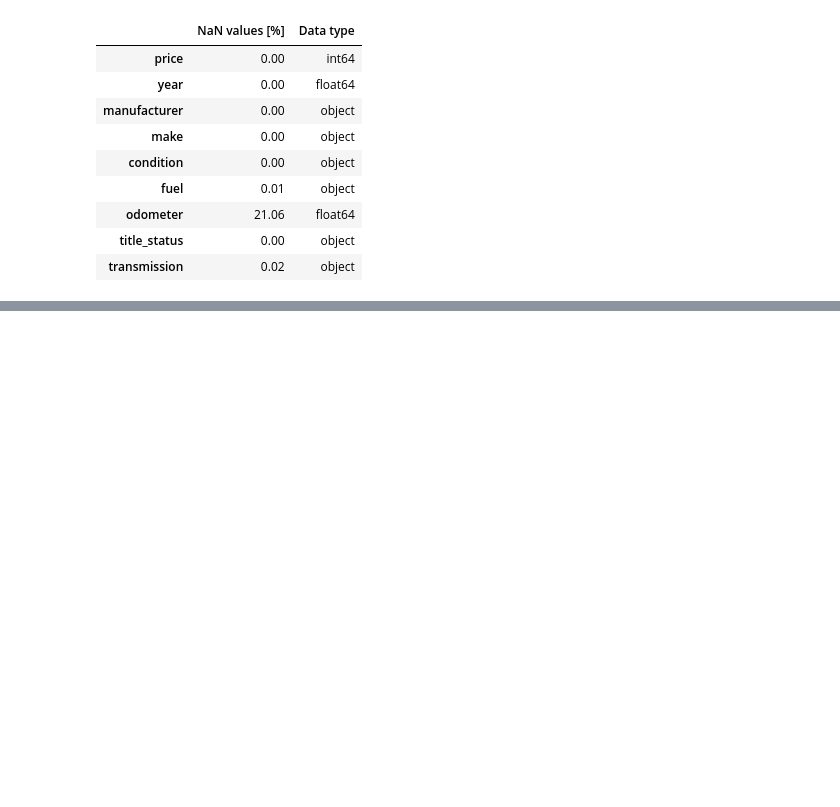
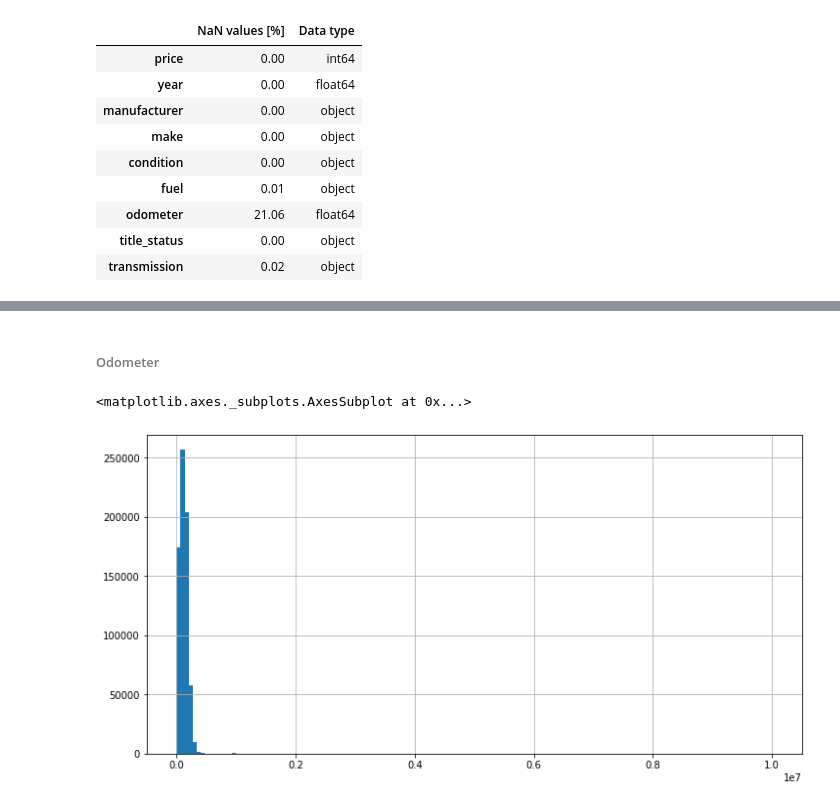
Before and after one commit to Michal-Pocztowski/Car-price-predictor, a Jupyter notebook: Cars.ipynb, the cells around one changed output, grey strips where cells are left out. Drawn from its saved outputs; the diff is of its cells as text; code cells hidden in the pictures; blank space fills up the shorter version.

```diff
--- a/Cars.ipynb
+++ b/Cars.ipynb
@@ -546,0 +597,10 @@ pd.DataFrame({'NaN values [%]' : round(cars_nan_values_percent, 2), 'Data type':
+# %%
+cars = cars[cars.price < 100001]
+cars = cars[cars.price > 499]
+# %% [markdown]
+###### Odometer
+# %%
+cars['odometer'].hist(bins=150, figsize=(12, 6))
+# %% [output]
+<matplotlib.axes._subplots.AxesSubplot at 0x...>
+[figure, added]
```
Also changed, not shown: parts of 21 cells of this notebook.
